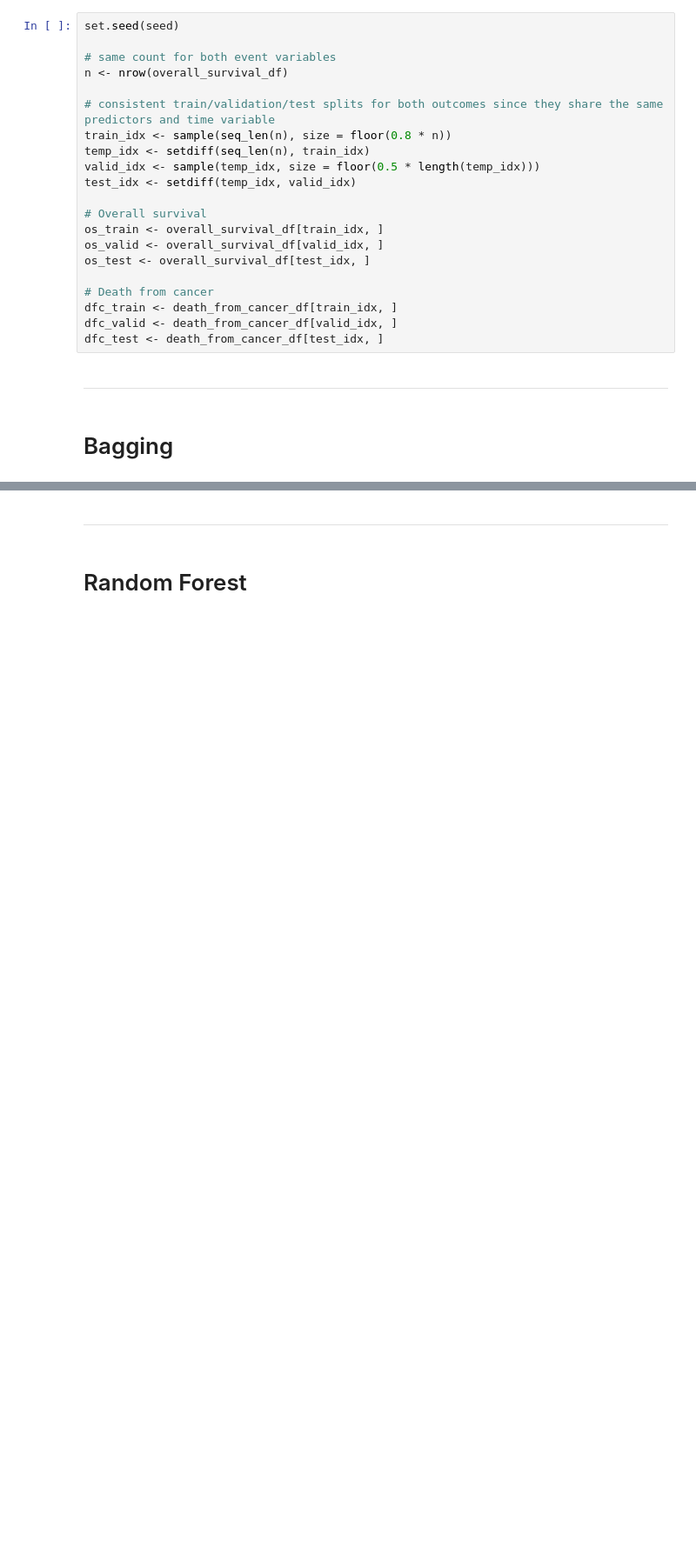
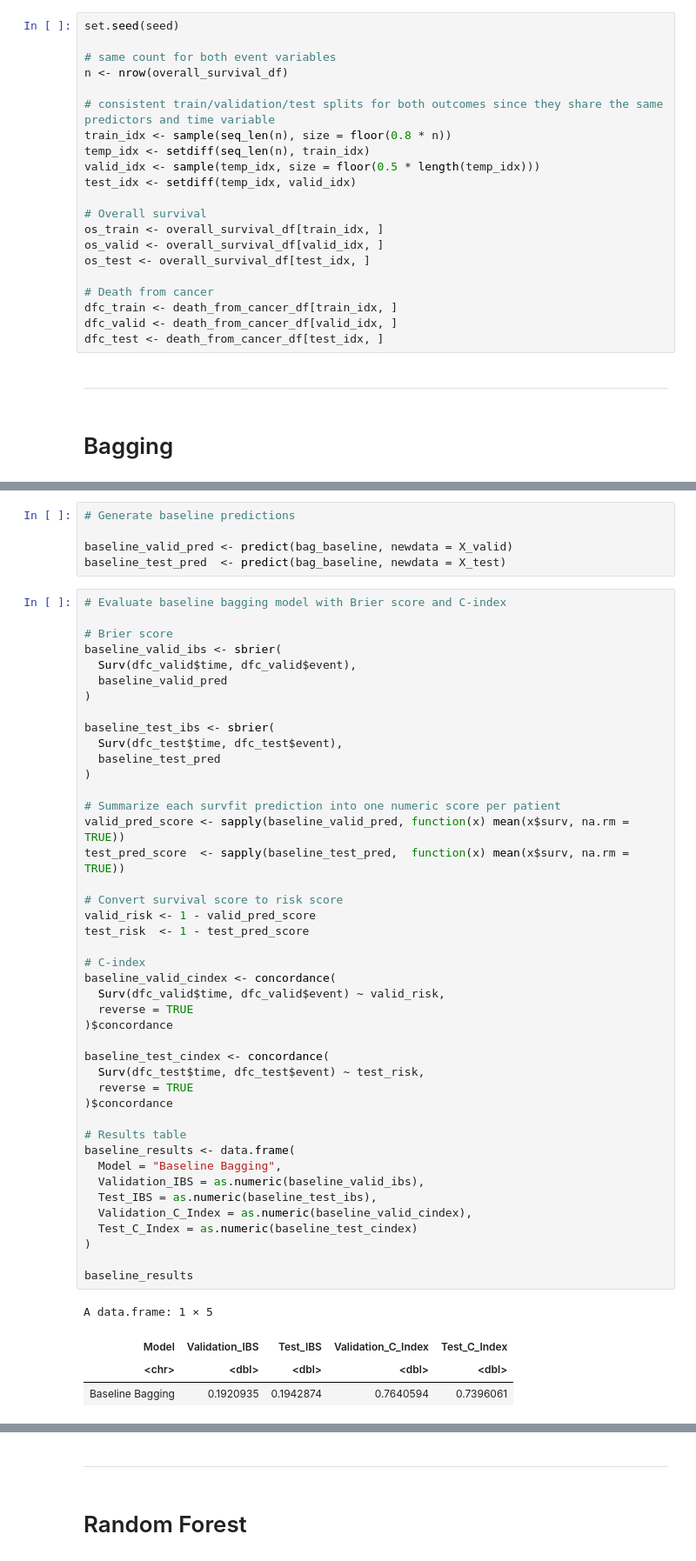
Before and after one commit to harrisdurrani/data_mining_project, a Jupyter notebook: Ensemble Tree Methods (R code).ipynb, the cells around one changed output, grey strips where cells are left out. Shown at 87% size. Drawn from its saved outputs; the diff is of its cells as text; blank space fills up the shorter version.

```diff
--- a/Ensemble Tree Methods (R code).ipynb
+++ b/Ensemble Tree Methods (R code).ipynb
@@ -836,0 +811,53 @@ Test Brier Score: 0.1942874
+# %%
+# Generate baseline predictions
+
+baseline_valid_pred <- predict(bag_baseline, newdata = X_valid)
+baseline_test_pred  <- predict(bag_baseline, newdata = X_test)
+# %%
+# Evaluate baseline bagging model with Brier score and C-index
+
+# Brier score
+baseline_valid_ibs <- sbrier(
+  Surv(dfc_valid$time, dfc_valid$event),
+  baseline_valid_pred
+)
+
+baseline_test_ibs <- sbrier(
+  Surv(dfc_test$time, dfc_test$event),
+  baseline_test_pred
+)
+
+# Summarize each survfit prediction into one numeric score per patient
+valid_pred_score <- sapply(baseline_valid_pred, function(x) mean(x$surv, na.rm = TRUE))
+test_pred_score  <- sapply(baseline_test_pred,  function(x) mean(x$surv, na.rm = TRUE))
+
+# Convert survival score to risk score
+valid_risk <- 1 - valid_pred_score
+test_risk  <- 1 - test_pred_score
+
+# C-index
+baseline_valid_cindex <- concordance(
+  Surv(dfc_valid$time, dfc_valid$event) ~ valid_risk,
+  reverse = TRUE
+)$concordance
+
+baseline_test_cindex <- concordance(
+  Surv(dfc_test$time, dfc_test$event) ~ test_risk,
+  reverse = TRUE
+)$concordance
+
+# Results table
+baseline_results <- data.frame(
+  Model = "Baseline Bagging",
+  Validation_IBS = as.numeric(baseline_valid_ibs),
+  Test_IBS = as.numeric(baseline_test_ibs),
+  Validation_C_Index = as.numeric(baseline_valid_cindex),
+  Test_C_Index = as.numeric(baseline_test_cindex)
+)
+
+baseline_results
+# %% [output]
+A data.frame: 1 × 5
+| Model | Validation_IBS | Test_IBS | Validation_C_Index | Test_C_Index |
+| <chr> | <dbl> | <dbl> | <dbl> | <dbl> |
+| Baseline Bagging | 0.1920935 | 0.1942874 | 0.7640594 | 0.7396061 |
```
Also changed, not shown: parts of 23 cells of this notebook.
